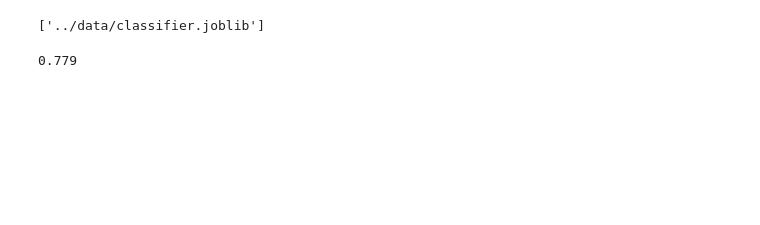
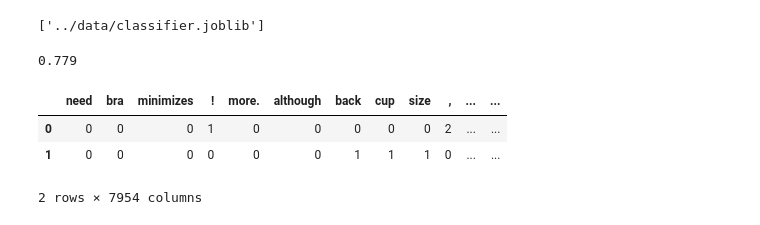
Before and after one commit to polmonroig/ratings_prediction, a Jupyter notebook: src/RatingsPrediction.ipynb, the cells around one changed output. Cells and saved outputs as stored; diff of their text form; code cells hidden in the pictures; blank space fills up the shorter version.

Commit message:
Add dataframe sample and connect api

```diff
--- a/src/RatingsPrediction.ipynb
+++ b/src/RatingsPrediction.ipynb
@@ -294,3 +295,10 @@ y_pred = classifier.predict(df_test)
 accuracy_score(y_eval,y_pred)
 # %% [output]
 0.779
+# %%
+df_test.iloc[:2]
+# %% [output]
+|  | need | bra | minimizes | ! | more. | although | back | cup | size | , | ... | ... |
+| 0 | 0 | 0 | 0 | 1 | 0 | 0 | 0 | 0 | 0 | 2 | ... | ... |
+| 1 | 0 | 0 | 0 | 0 | 0 | 0 | 1 | 1 | 1 | 0 | ... | ... |
+2 rows × 7954 columns
```
Also changed, not shown: parts of 13 cells of this notebook, 5 other files.
